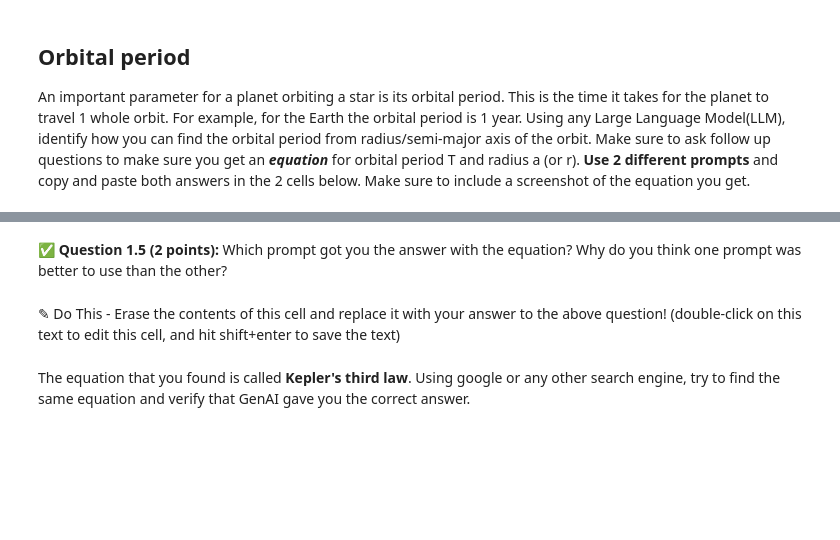
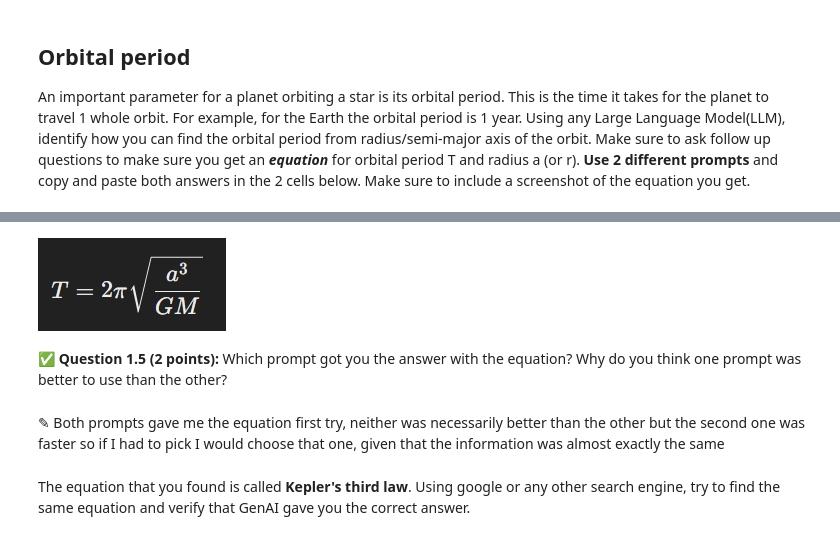
Before and after one commit to mcleesja/CMSE202-f25-turnin1, a Jupyter notebook: hw-02/HW02_Part1-Orbits-SS25-McLees.ipynb, the cells around one changed output, grey strips where cells are left out. Cells and saved outputs as stored; diff of their text form; code cells hidden in the pictures; blank space fills up the shorter version.

```diff
--- a/hw-02/HW02_Part1-Orbits-SS25-McLees.ipynb
+++ b/hw-02/HW02_Part1-Orbits-SS25-McLees.ipynb
@@ -108,7 +119,12 @@ An important parameter for a planet orbiting a star is its orbital period. This
+# %%
+from IPython.display import display, Image
+display(Image(filename="/home/mcleesja/CMSE202-f25-turnin1/hw-02/Screenshot_18-3-2025_21409_chatgpt.com.jpeg"))
+# %% [output]
+[figure, added]
 # %% [markdown]
 ✅ **Question 1.5 (2 points):** Which prompt got you the answer with the equation? Why do you think one prompt was better to use than the other?
-# %% [markdown]
-✎ Do This - Erase the contents of this cell and replace it with your answer to the above question! (double-click on this text to edit this cell, and hit shift+enter to save the text)
+# %% [markdown]
+✎ Both prompts gave me the equation first try, neither was necessarily better than the other but the second one was faster so if I had to pick I would choose that one, given that the information was almost exactly the same
 # %% [markdown]
 The equation that you found is called **Kepler's third law**. Using google or any other search engine, try to find the same equation and verify that GenAI gave you the correct answer.
 # %% [markdown]
```
Also changed, not shown: parts of 20 cells of this notebook.
